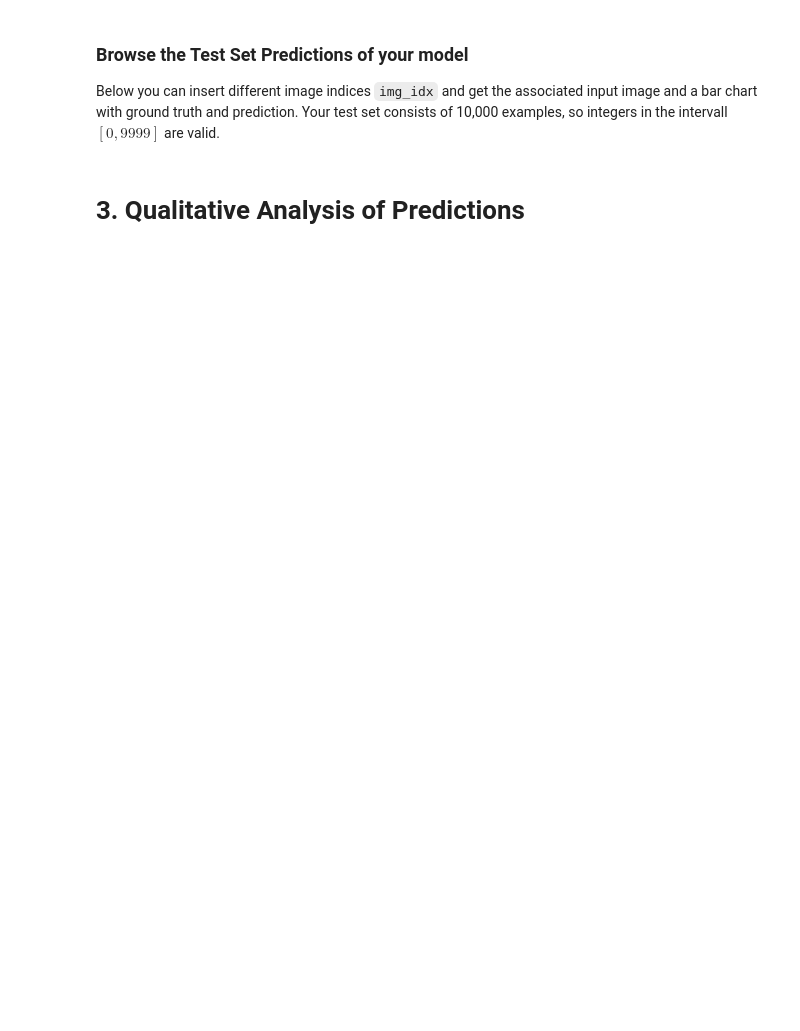
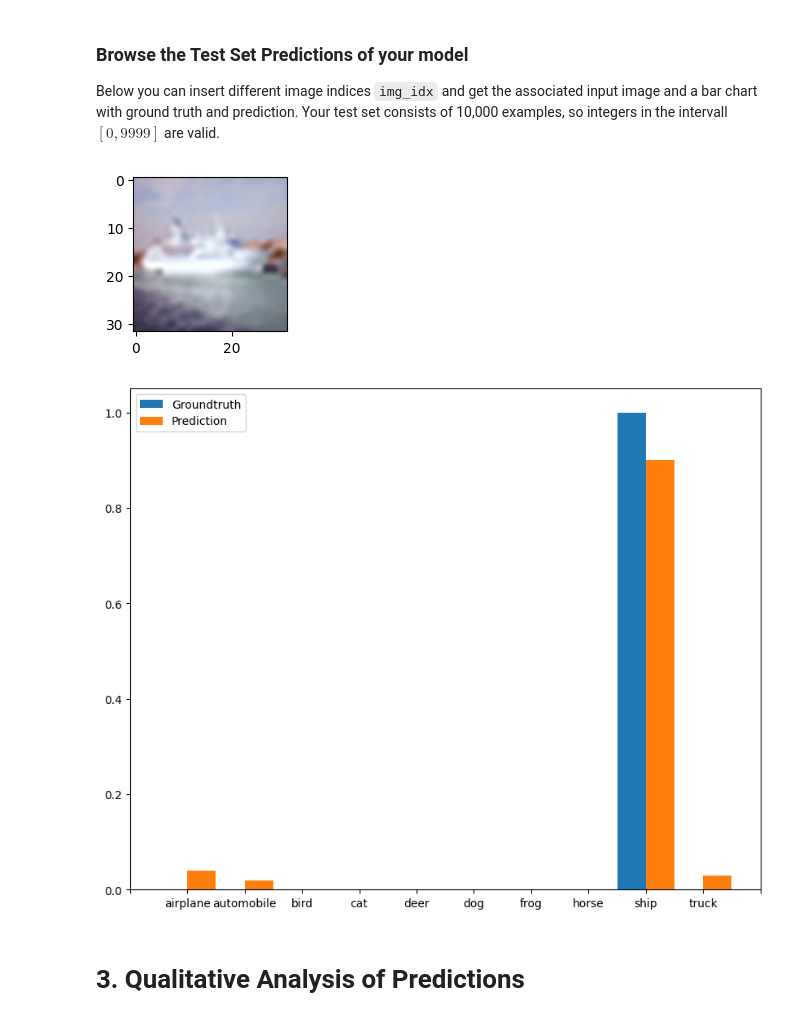
Before and after one commit to feinran/malia, a Jupyter notebook: ex4/exercise_4.ipynb, the cells around one changed output. Drawn from its saved outputs; the diff is of its cells as text; code cells hidden in the pictures; blank space fills up the shorter version.

```diff
--- a/ex4/exercise_4.ipynb
+++ b/ex4/exercise_4.ipynb
@@ -362,12 +392,20 @@ def max_pool_forward_naive(x, pool_param):
     ###########################################################################
     # *****START OF YOUR CODE (DO NOT DELETE/MODIFY THIS LINE)*****
 
+    for n in range(N):
+        for c in range(C):
+            for i in range(H_prime):
+                for j in range(W_prime):
+                    window = x[n, c, i*stride:i*stride+HH, j*stride:j*stride+WW]
+                    output = np.max(window)
+                    out[n, c, i, j] = output
 
     # *****END OF YOUR CODE (DO NOT DELETE/MODIFY THIS LINE)*****
     ###########################################################################
     #                             END OF YOUR CODE                            #
     ###########################################################################
     cache = (x, pool_param)
+
     return out, cache
 # %%
 x_shape = (2, 3, 4, 4)
@@ -427,7 +468,7 @@ def conv_backward_naive(dout, cache):
     # Construct output placeholders
     H_prime = 1 + (H + 2 * pad - HH) // stride
     W_prime = 1 + (W + 2 * pad - WW) // stride
-    dx = np.zeros_like(x)
+    dx = np.zeros_like(x_pad)
     dw = np.zeros_like(w)
     db = np.zeros_like(b)
 
@@ -437,6 +478,15 @@ def conv_backward_naive(dout, cache):
     ###########################################################################
     # *****START OF YOUR CODE (DO NOT DELETE/MODIFY THIS LINE)*****
 
+    for n in range(N):
+        for f in range(F):
+            for i in range(H_prime):
+                for j in range(W_prime):
+                    dx[n, :, i*stride:i*stride+HH, j*stride:j*stride+WW] += w[f, :] * dout[n, f, i, j]
+                    dw[f, :] += x_pad[n, :, i*stride:i*stride+HH, j*stride:j*stride+WW] * dout[n, f, i, j]
+                    db[f] += dout[n, f, i, j]
+
+    dx = dx[:, :, pad:pad+H, pad:pad+W]
 
     # *****END OF YOUR CODE (DO NOT DELETE/MODIFY THIS LINE)*****
     ###########################################################################
@@ -501,6 +556,13 @@ def max_pool_backward_naive(dout, cache):
     ###########################################################################
     # *****START OF YOUR CODE (DO NOT DELETE/MODIFY THIS LINE)*****
 
+    for n in range(N):
+        for c in range(C):
+            for i in range(H_prime):
+                for j in range(W_prime):
+                    window = x[n, c, i*stride:i*stride+HH, j*stride:j*stride+WW]
+                    mask = window == np.max(window)
+                    dx[n, c, i*stride:i*stride+HH, j*stride:j*stride+WW] += mask * dout[n, c, i, j]
 
     # *****END OF YOUR CODE (DO NOT DELETE/MODIFY THIS LINE)*****
     ###########################################################################
@@ -663,7 +728,9 @@ class ThreeLayerConvNet(object):
         ############################################################################
         # *****START OF YOUR CODE (DO NOT DELETE/MODIFY THIS LINE)*****
 
-
+        out1, cache1 = conv_relu_pool_forward(X, W1, b1, conv_param, pool_param)
+        out2, cache2 = affine_relu_forward(out1, W2, b2)
+        scores, cache3 = affine_forward(out2, W3, b3)
 
         # *****END OF YOUR CODE (DO NOT DELETE/MODIFY THIS LINE)*****
         ############################################################################
@@ -688,7 +755,16 @@ class ThreeLayerConvNet(object):
 
         # backpropagation of gradients
 
+        dx3, dW3, db3 = affine_backward(softmax_grad, cache3)
+        dx2, dW2, db2 = affine_relu_backward(dx3, cache2)
+        dx1, dW1, db1 = conv_relu_pool_backward(dx2, cache1)
 
+        grads['W1'] = dW1
+        grads['b1'] = db1
+        grads['W2'] = dW2
+        grads['b2'] = db2
+        grads['W3'] = dW3
+        grads['b3'] = db3
 
         # *****END OF YOUR CODE (DO NOT DELETE/MODIFY THIS LINE)*****
         ############################################################################
@@ -808,36 +934,39 @@ plt.show()
 ### Browse the Test Set Predictions of your model
 Below you can insert different image indices `img_idx` and get the associated input image and a bar chart with ground truth and prediction. Your test set consists of 10,000 examples, so integers in the intervall $[0,9999]$ are valid.
 # %%
-img_idx = 10
+img_idx = 1111
 
 def softmax(x):
     """Compute softmax values for each sets of scores in x."""
     e_x = np.exp(x - np.max(x))
     return e_x / e_x.sum(axis=0)
 
 def show_prediction(image_idx):
     img = np.clip((np.transpose(data['X_test'][image_idx], [1,2,0])/255)+0.5,0,1)
     scores = np.transpose(pred['scores'])
     scores = np.round(softmax(scores[image_idx]),2)
     gt = np.zeros(10)
     gt[data['y_test'][image_idx]]=1
 
     plt.figure(figsize = (2,2))
     plt.imshow(img, interpolation='lanczos')
     names = ['airplane', 'automobile', 'bird', 'cat', 'deer', 'dog', 'frog', 'horse', 'ship', 'truck']
     x_axis = np.arange(len(names))
 
     fig, ax = plt.subplots(figsize=(10,8))
     width = 0.5
     rects1 = ax.bar(x_axis-width/2, gt, 0.5, label='Groundtruth')
     rects1 = ax.bar(x_axis+width/2, scores, 0.5, label='Prediction')
     ax.xaxis.set_major_locator(plt.MaxNLocator(11))
     ax.set_xticklabels(['']+names+[''])
     plt.legend()
     plt.show()
     return None
 
 show_prediction(img_idx)
+# %% [output]
+[figure, added]
+[figure, added]
 # %% [markdown]
 # 3. Qualitative Analysis of Predictions
 <a id="qualitative_analysis"></a>
```
Also changed, not shown: parts of 14 cells of this notebook, 4 other files.
